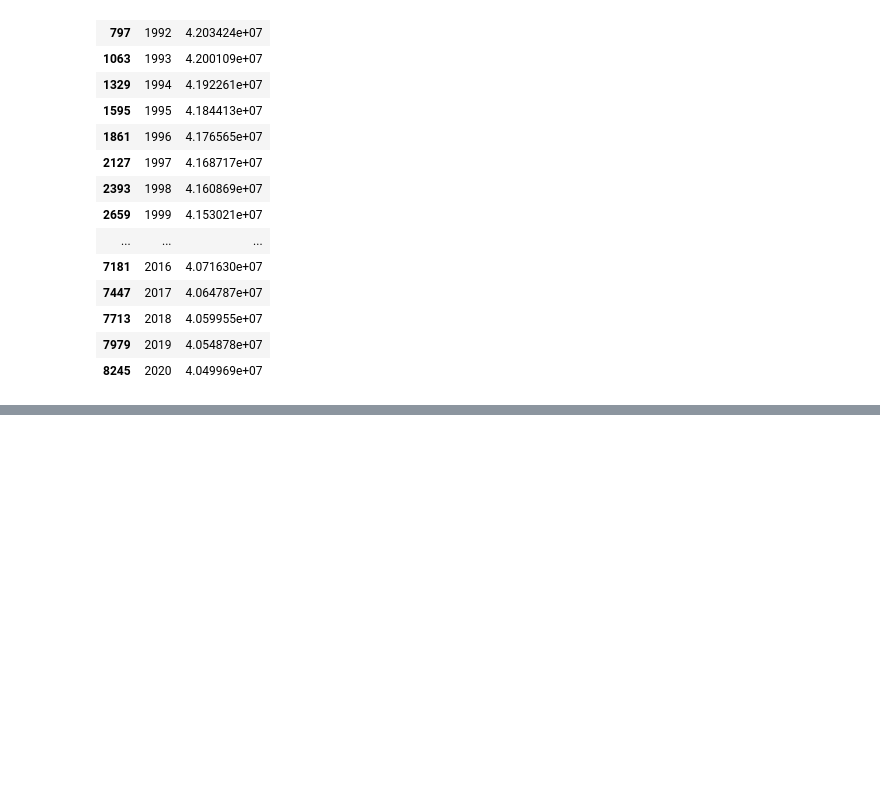
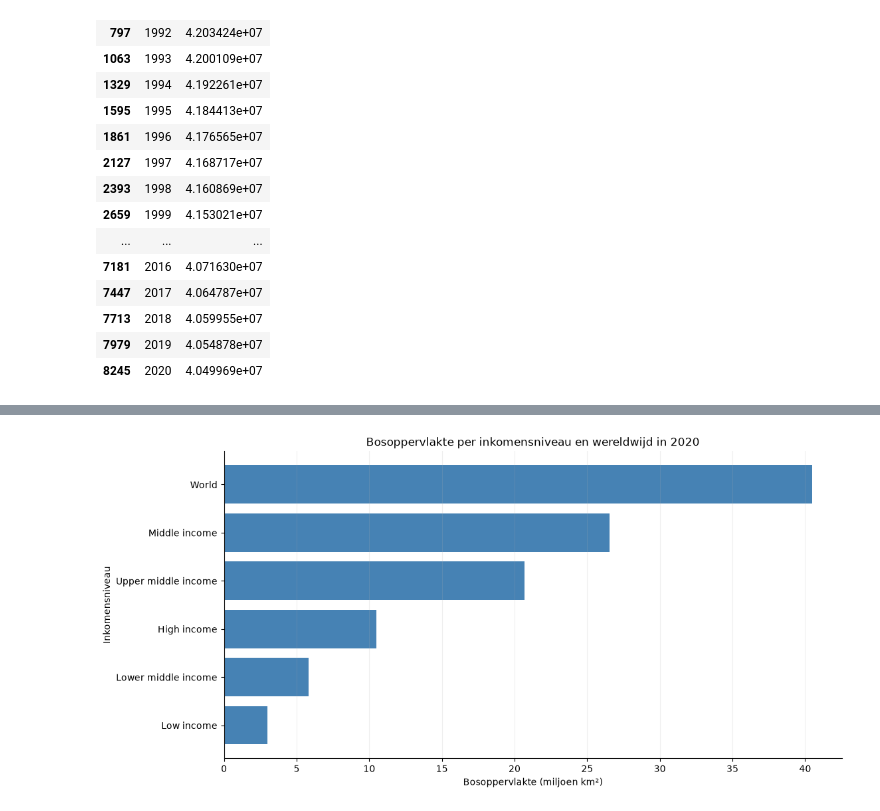
Before and after one commit to KaanAlhan2002/Visualisatie_Storytelling_Deel1_Groep26, a Jupyter notebook: eindopdracht.ipynb, the cells around one changed output, grey strips where cells are left out. Cells and saved outputs as stored; diff of their text form; code cells hidden in the pictures; blank space fills up the shorter version.

```diff
--- a/eindopdracht.ipynb
+++ b/eindopdracht.ipynb
@@ -48,0 +120,15 @@ wereld[["year", "forest_area"]]
+# %%
+groups = [
+    "World",
+    "Low income",
+    "Lower middle income",
+    "Middle income",
+    "Upper middle income",
+    "High income"
+]
+
+forest_d = forest[forest["area_name"].isin(groups)]
+forest_d = forest_d[forest_d["year"] == 2020]
+forest_d = forest_d.sort_values("forest_area")
+
+display(forest_d)
@@ -48,0 +143,19 @@ wereld[["year", "forest_area"]]
+# %%
+plt.figure(figsize=(12, 6))
+
+plt.barh(
+    forest_d["area_name"],
+    forest_d["forest_area"] / 1000000,
+    color="steelblue"
+)
+
+plt.title("Bosoppervlakte per inkomensniveau en wereldwijd in 2020")
+plt.xlabel("Bosoppervlakte (miljoen km²)")
+plt.ylabel("Inkomensniveau")
+
+plt.grid(axis="x", alpha=0.2)
+sns.despine()
+
+plt.show()
+# %% [output]
+[figure, added]
```
Also changed, not shown: parts of 11 cells of this notebook.
